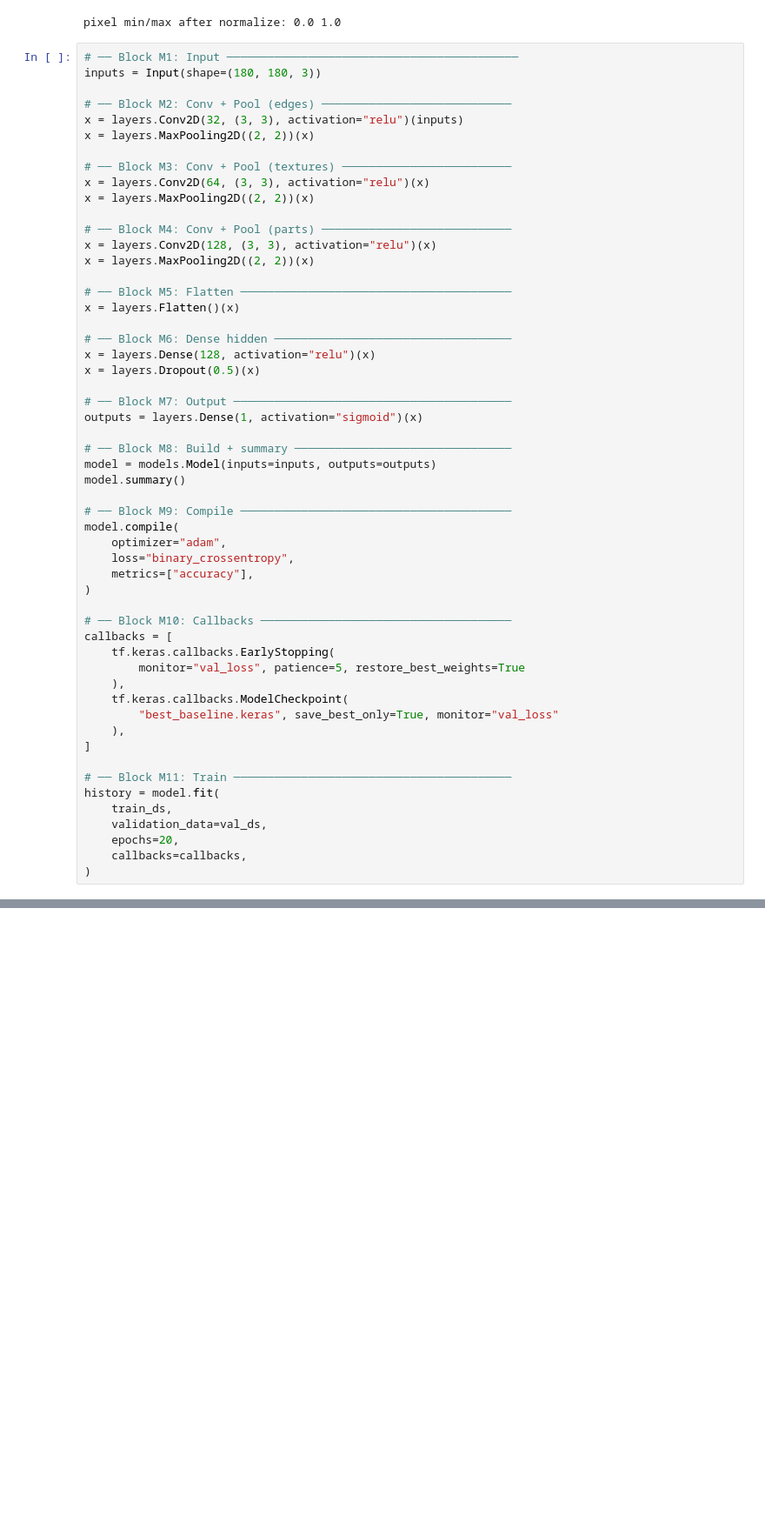
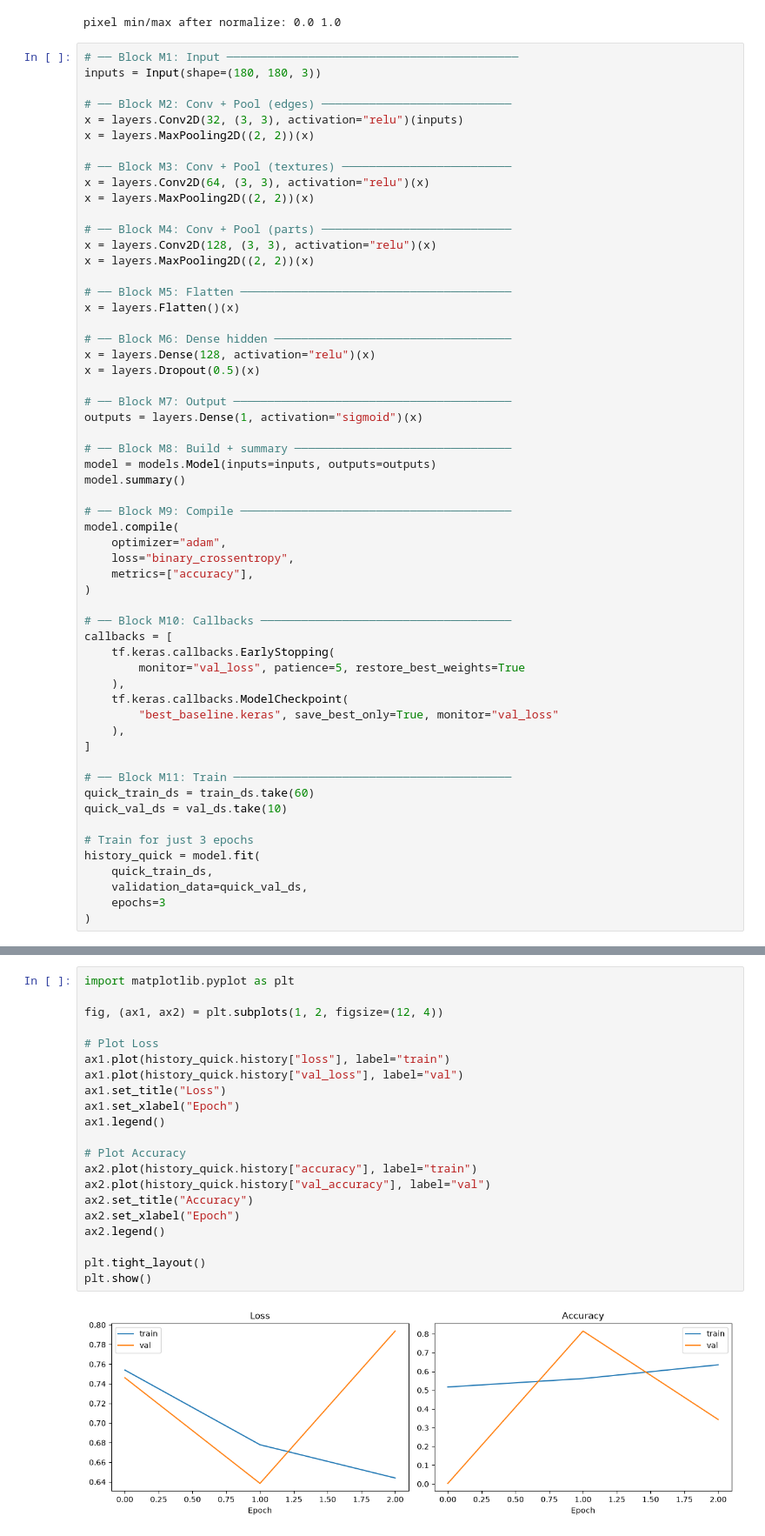
Before and after one commit to aahannigamofficial/Pet_classification, a Jupyter notebook: 03_cats_dogs_cnn_baseline.ipynb, the cells around one changed output, grey strips where cells are left out. Shown at 87% size. Saved outputs shown, nothing was run; the diff lists cells and outputs as text; blank space fills up the shorter version.

```diff
--- a/03_cats_dogs_cnn_baseline.ipynb
+++ b/03_cats_dogs_cnn_baseline.ipynb
@@ -183,11 +256,14 @@ callbacks = [
 ]
 
 # ── Block M11: Train ─────────────────────────────────────────
-history = model.fit(
-    train_ds,
-    validation_data=val_ds,
-    epochs=20,
-    callbacks=callbacks,
+quick_train_ds = train_ds.take(60)
+quick_val_ds = val_ds.take(10)
+
+# Train for just 3 epochs
+history_quick = model.fit(
+    quick_train_ds,
+    validation_data=quick_val_ds,
+    epochs=3
 )
 # %% [output]
 Model: "functional"
@@ -220,0 +297,23 @@ Detected at node decode_image/DecodeImage defined at (most recent call last):
+# %%
+import matplotlib.pyplot as plt
+
+fig, (ax1, ax2) = plt.subplots(1, 2, figsize=(12, 4))
+
+# Plot Loss
+ax1.plot(history_quick.history["loss"], label="train")
+ax1.plot(history_quick.history["val_loss"], label="val")
+ax1.set_title("Loss")
+ax1.set_xlabel("Epoch")
+ax1.legend()
+
+# Plot Accuracy
+ax2.plot(history_quick.history["accuracy"], label="train")
+ax2.plot(history_quick.history["val_accuracy"], label="val")
+ax2.set_title("Accuracy")
+ax2.set_xlabel("Epoch")
+ax2.legend()
+
+plt.tight_layout()
+plt.show()
+# %% [output]
+[figure, added]
```
Also changed, not shown: parts of 5 cells of this notebook, 1 other file.
